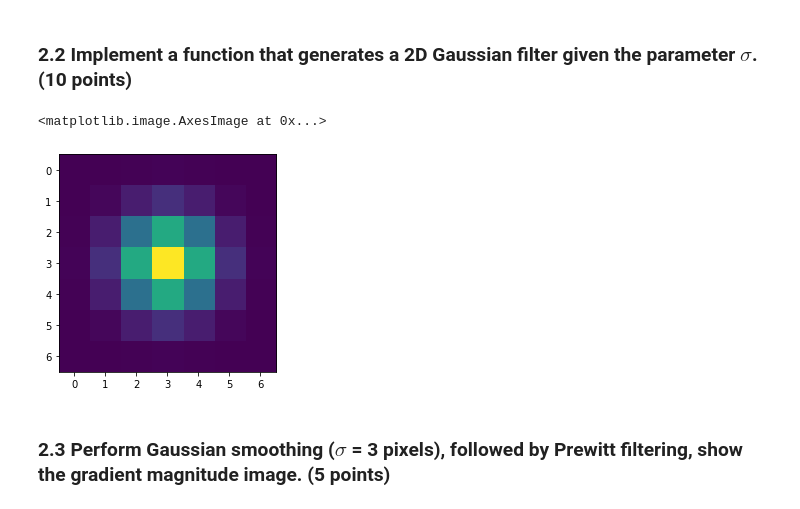
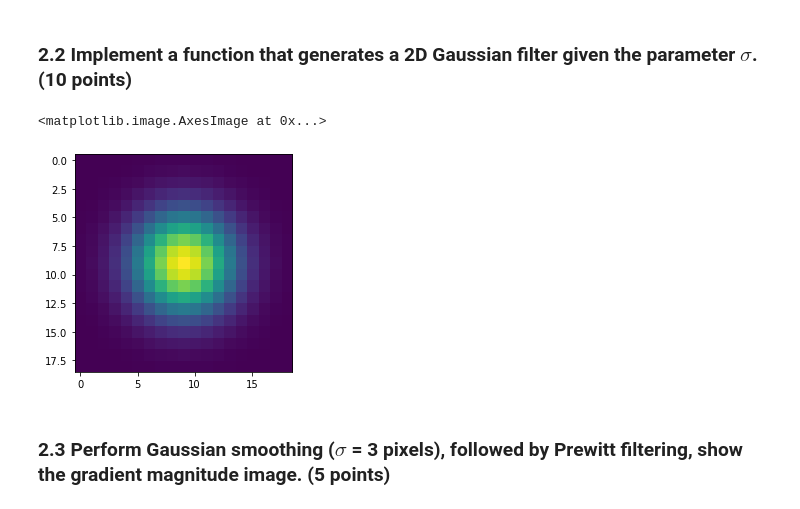
Before and after one commit to wdhg/Computer_Vision_2022, a Jupyter notebook: coursework_01/coursework_01.ipynb, the cells around one changed output. Saved outputs shown, nothing was run; the diff lists cells and outputs as text; code cells hidden in the pictures.

```diff
--- a/coursework_01/coursework_01.ipynb
+++ b/coursework_01/coursework_01.ipynb
@@ -81,7 +79,7 @@ Filter h:
 ### 1.2 Filter the noisy image with a 11x11 moving average filter. (5 points)
 # %%
 # Design the filter h
-h = [[1 for i in range(11)] for i in range (11)]
+h = np.ones([11,11])
 
 # Convolve the corrupted image with h using scipy.signal.convolve2d function
 image_filtered = scipy.signal.convolve2d(image_noisy, h)
@@ -157,34 +165,34 @@ prewitt_y:
 # %%
 def gaussian_2d(x, y, sigma):
     return (1 / (2 * math.pi * sigma * sigma)) * math.exp(-(x * x + y * y) / (2 * sigma * sigma))
 
 def gaussian_grid_2d(min, max, sigma):
     grid = []
 
     for x in range(min, max + 1):
         col = []
         for y in range(min, max + 1):
             col.append(gaussian_2d(x, y, sigma))
         grid.append(col)
 
     return grid
 
 # Design the Gaussian filter
 def gaussian_filter_2d(sigma):
     # sigma: the parameter sigma in the Gaussian kernel (unit: pixel)
     #
     # return: a 2D array for the Gaussian kernel
     size = 3 * sigma
     h = gaussian_grid_2d(-size, size, sigma)
     return np.array(h)
 
 # Visualise the Gaussian filter when sigma = 3 pixel (provided)
-sigma = 1
+sigma = 3
 h = gaussian_filter_2d(sigma)
 plt.imshow(h)
 # %% [output]
 <matplotlib.image.AxesImage at 0x...>
-[figure, old version]
+[figure, new version]
 # %% [markdown]
 ### 2.3 Perform Gaussian smoothing ($\sigma$ = 3 pixels), followed by Prewitt filtering, show the gradient magnitude image. (5 points)
 # %%
```
Also changed, not shown: parts of 6 cells of this notebook.
